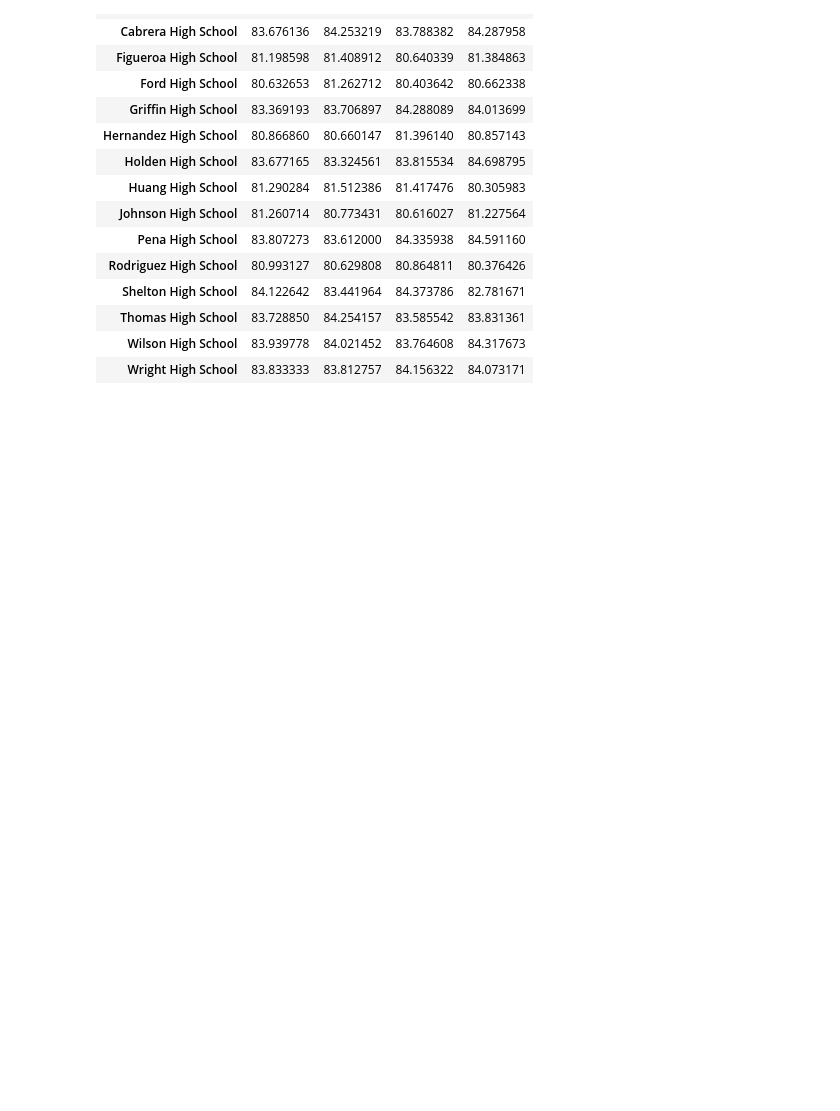
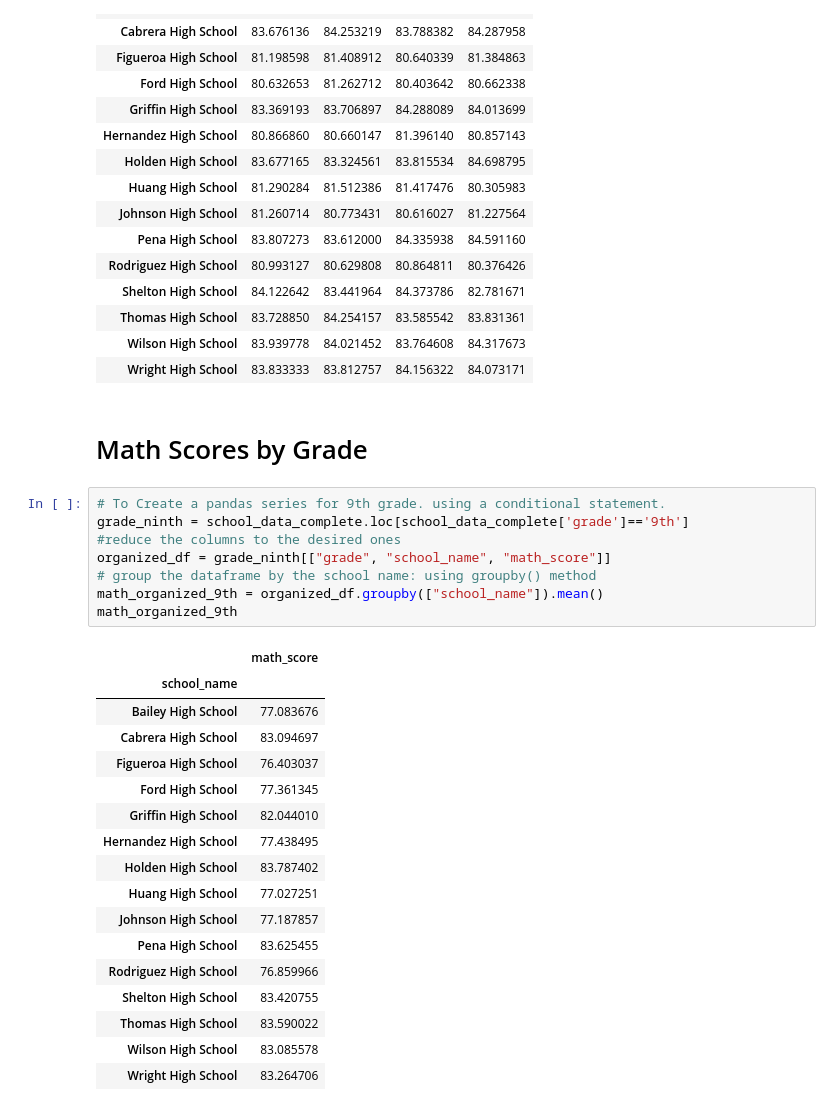
Before and after one commit to nams238/pandas_challange, a Jupyter notebook: PyCitySchools/Untitled.ipynb, the cells around one changed output. Cells and saved outputs as stored; diff of their text form; blank space fills up the shorter version.

Commit message:
match scores by grades calculated

```diff
--- a/PyCitySchools/Untitled.ipynb
+++ b/PyCitySchools/Untitled.ipynb
@@ -588,3 +588,31 @@ reading_summary_df
 | Thomas High School | 83.728850 | 84.254157 | 83.585542 | 83.831361 |
 | Wilson High School | 83.939778 | 84.021452 | 83.764608 | 84.317673 |
 | Wright High School | 83.833333 | 83.812757 | 84.156322 | 84.073171 |
+# %% [markdown]
+# Math Scores by Grade
+# %%
+# To Create a pandas series for 9th grade. using a conditional statement.
+grade_ninth = school_data_complete.loc[school_data_complete['grade']=='9th']
+#reduce the columns to the desired ones
+organized_df = grade_ninth[["grade", "school_name", "math_score"]]
+# group the dataframe by the school name: using groupby() method
+math_organized_9th = organized_df.groupby(["school_name"]).mean()
+math_organized_9th
+# %% [output]
+|  | math_score |
+| school_name |  |
+| Bailey High School | 77.083676 |
+| Cabrera High School | 83.094697 |
+| Figueroa High School | 76.403037 |
+| Ford High School | 77.361345 |
+| Griffin High School | 82.044010 |
+| Hernandez High School | 77.438495 |
+| Holden High School | 83.787402 |
+| Huang High School | 77.027251 |
+| Johnson High School | 77.187857 |
+| Pena High School | 83.625455 |
+| Rodriguez High School | 76.859966 |
+| Shelton High School | 83.420755 |
+| Thomas High School | 83.590022 |
+| Wilson High School | 83.085578 |
+| Wright High School | 83.264706 |
```
